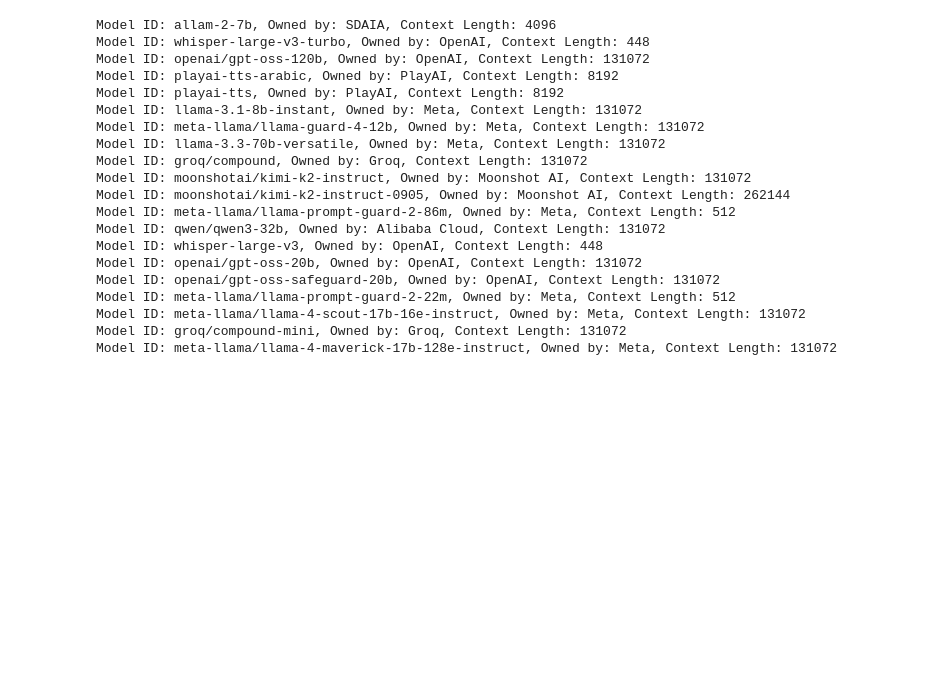
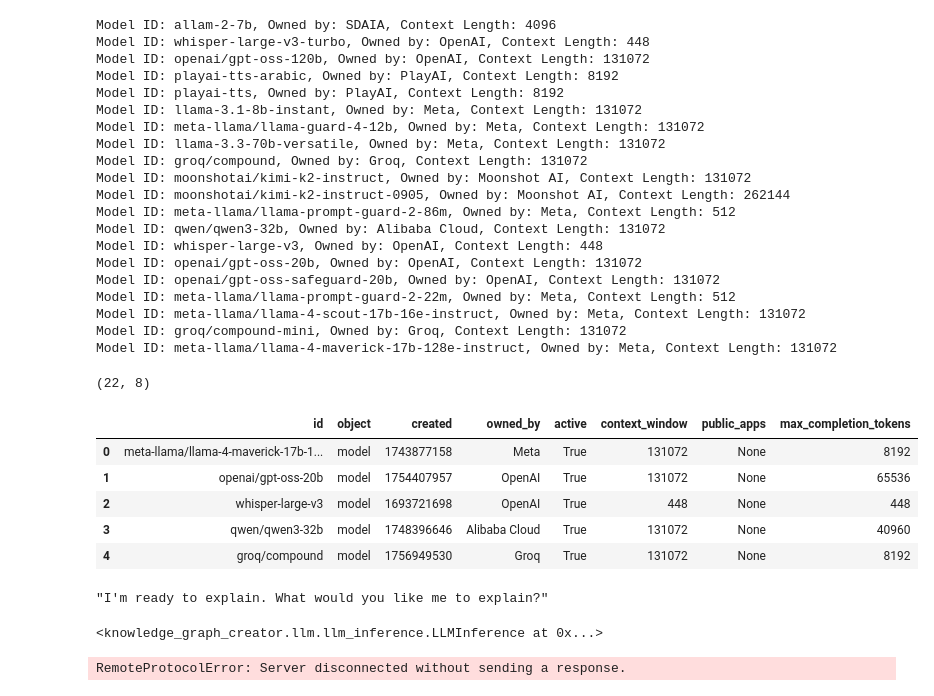
Before and after one commit to akash1095/knowledge-graph-creator, a Jupyter notebook: experiments/grop_llm.ipynb, the cells around one changed output. Drawn from its saved outputs; the diff is of its cells as text; code cells hidden in the pictures; blank space fills up the shorter version.

```diff
--- a/experiments/grop_llm.ipynb
+++ b/experiments/grop_llm.ipynb
@@ -83,3 +83,17 @@ Model ID: meta-llama/llama-prompt-guard-2-22m, Owned by: Meta, Context Length: 5
 Model ID: meta-llama/llama-4-scout-17b-16e-instruct, Owned by: Meta, Context Length: 131072
 Model ID: groq/compound-mini, Owned by: Groq, Context Length: 131072
 Model ID: meta-llama/llama-4-maverick-17b-128e-instruct, Owned by: Meta, Context Length: 131072
+# %%
+import pandas as pd
+
+data = pd.DataFrame(response.json()["data"])
+print(data.shape)
+data.head()
+# %% [output]
+(22, 8)
+|  | id | object | created | owned_by | active | context_window | public_apps | max_completion_tokens |
+| 0 | meta-llama/llama-4-maverick-17b-1... | model | 1743877158 | Meta | True | 131072 | None | 8192 |
+| 1 | openai/gpt-oss-20b | model | 1754407957 | OpenAI | True | 131072 | None | 65536 |
+| 2 | whisper-large-v3 | model | 1693721698 | OpenAI | True | 448 | None | 448 |
+| 3 | qwen/qwen3-32b | model | 1748396646 | Alibaba Cloud | True | 131072 | None | 40960 |
+| 4 | groq/compound | model | 1756949530 | Groq | True | 131072 | None | 8192 |
@@ -85,0 +112,17 @@ Model ID: meta-llama/llama-4-maverick-17b-128e-instruct, Owned by: Meta, Context
+# %%
+response
+# %% [output]
+"I'm ready to explain. What would you like me to explain?"
+# %%
+# Add middleware for prompt preprocessing
+llm.add_middleware(lambda p: f"Be concise: {p}")
+# %% [output]
+<knowledge_graph_creator.llm.llm_inference.LLMInference at 0x...>
+# %%
+from langchain_ollama import ChatOllama
+
+llm = ChatOllama(model="gpt-oss", base_url="http://localhost:1")
+response = llm.invoke("Explain the benefits of containerization in 2 sentences")
+print()
+# %% [output]
+RemoteProtocolError: Server disconnected without sending a response.
```
Also changed, not shown: parts of 5 cells of this notebook, 14 other files.
